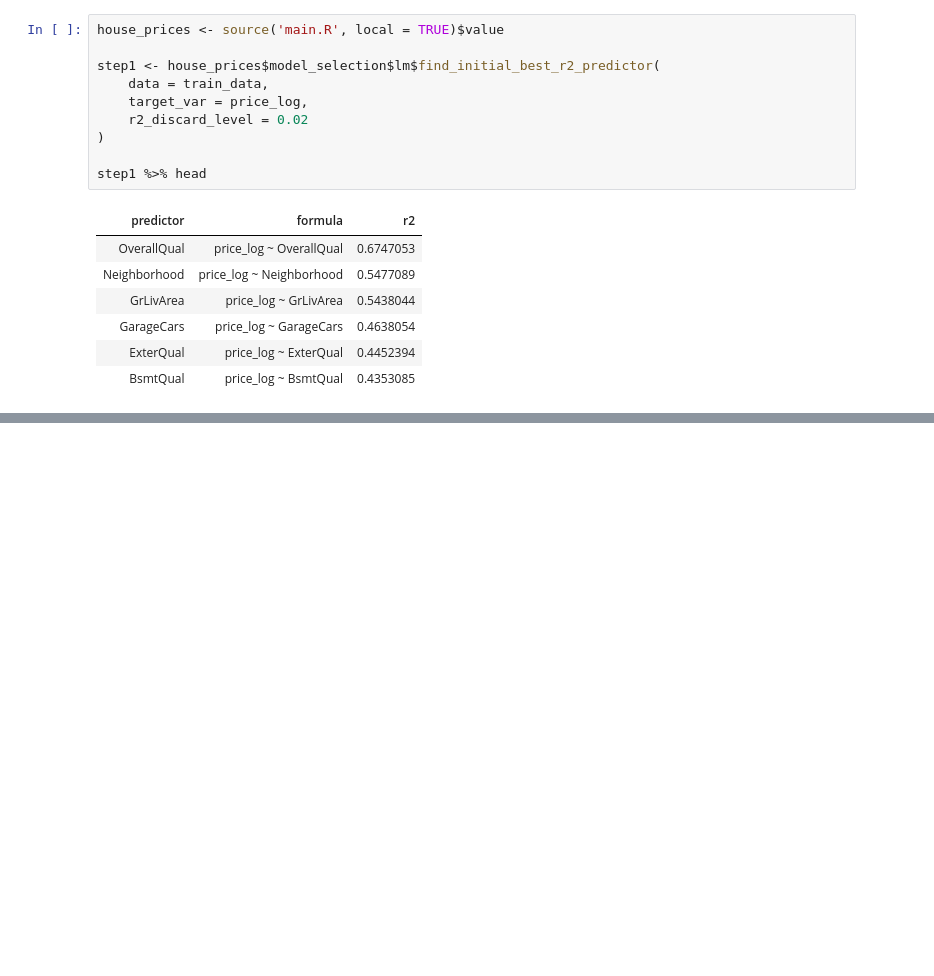
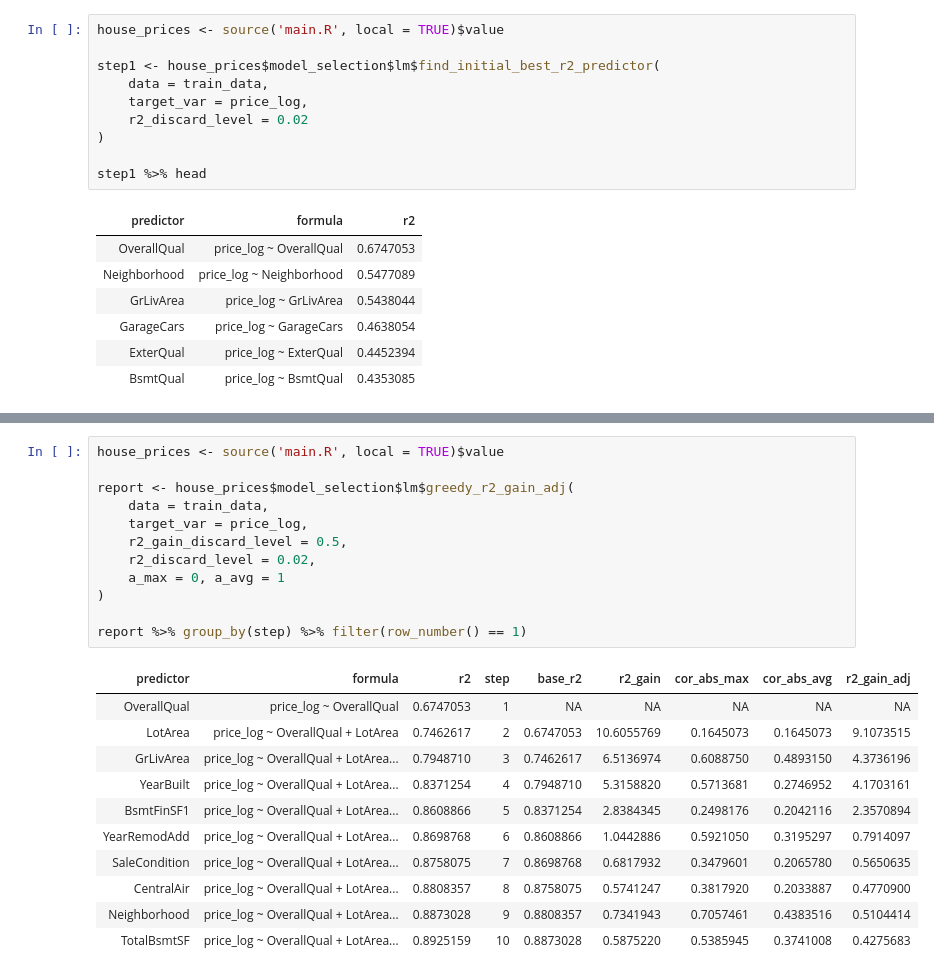
Before and after one commit to MatrixNorm/kaggle, a Jupyter notebook: rbooks/house_prices/DEV_model_selection.ipynb, the cells around one changed output, grey strips where cells are left out. Saved outputs shown, nothing was run; the diff lists cells and outputs as text; blank space fills up the shorter version.

```diff
--- a/rbooks/house_prices/DEV_model_selection.ipynb
+++ b/rbooks/house_prices/DEV_model_selection.ipynb
@@ -186,0 +202,24 @@ ERROR: Error: Column `predictor` must be length 1 or 1, not 0
+# %%
+house_prices <- source('main.R', local = TRUE)$value
+
+report <- house_prices$model_selection$lm$greedy_r2_gain_adj(
+    data = train_data,
+    target_var = price_log,
+    r2_gain_discard_level = 0.5,
+    r2_discard_level = 0.02,
+    a_max = 0, a_avg = 1
+)
+
+report %>% group_by(step) %>% filter(row_number() == 1)
+# %% [output]
+| predictor | formula | r2 | step | base_r2 | r2_gain | cor_abs_max | cor_abs_avg | r2_gain_adj |
+| OverallQual | price_log ~ OverallQual | 0.6747053 | 1 | NA | NA | NA | NA | NA |
+| LotArea | price_log ~ OverallQual + LotArea | 0.7462617 | 2 | 0.6747053 | 10.6055769 | 0.1645073 | 0.1645073 | 9.1073515 |
+| GrLivArea | price_log ~ OverallQual + LotArea... | 0.7948710 | 3 | 0.7462617 | 6.5136974 | 0.6088750 | 0.4893150 | 4.3736196 |
+| YearBuilt | price_log ~ OverallQual + LotArea... | 0.8371254 | 4 | 0.7948710 | 5.3158820 | 0.5713681 | 0.2746952 | 4.1703161 |
+| BsmtFinSF1 | price_log ~ OverallQual + LotArea... | 0.8608866 | 5 | 0.8371254 | 2.8384345 | 0.2498176 | 0.2042116 | 2.3570894 |
+| YearRemodAdd | price_log ~ OverallQual + LotArea... | 0.8698768 | 6 | 0.8608866 | 1.0442886 | 0.5921050 | 0.3195297 | 0.7914097 |
+| SaleCondition | price_log ~ OverallQual + LotArea... | 0.8758075 | 7 | 0.8698768 | 0.6817932 | 0.3479601 | 0.2065780 | 0.5650635 |
+| CentralAir | price_log ~ OverallQual + LotArea... | 0.8808357 | 8 | 0.8758075 | 0.5741247 | 0.3817920 | 0.2033887 | 0.4770900 |
+| Neighborhood | price_log ~ OverallQual + LotArea... | 0.8873028 | 9 | 0.8808357 | 0.7341943 | 0.7057461 | 0.4383516 | 0.5104414 |
+| TotalBsmtSF | price_log ~ OverallQual + LotArea... | 0.8925159 | 10 | 0.8873028 | 0.5875220 | 0.5385945 | 0.3741008 | 0.4275683 |
```
Also changed, not shown: parts of 4 cells of this notebook, 1 other file.
